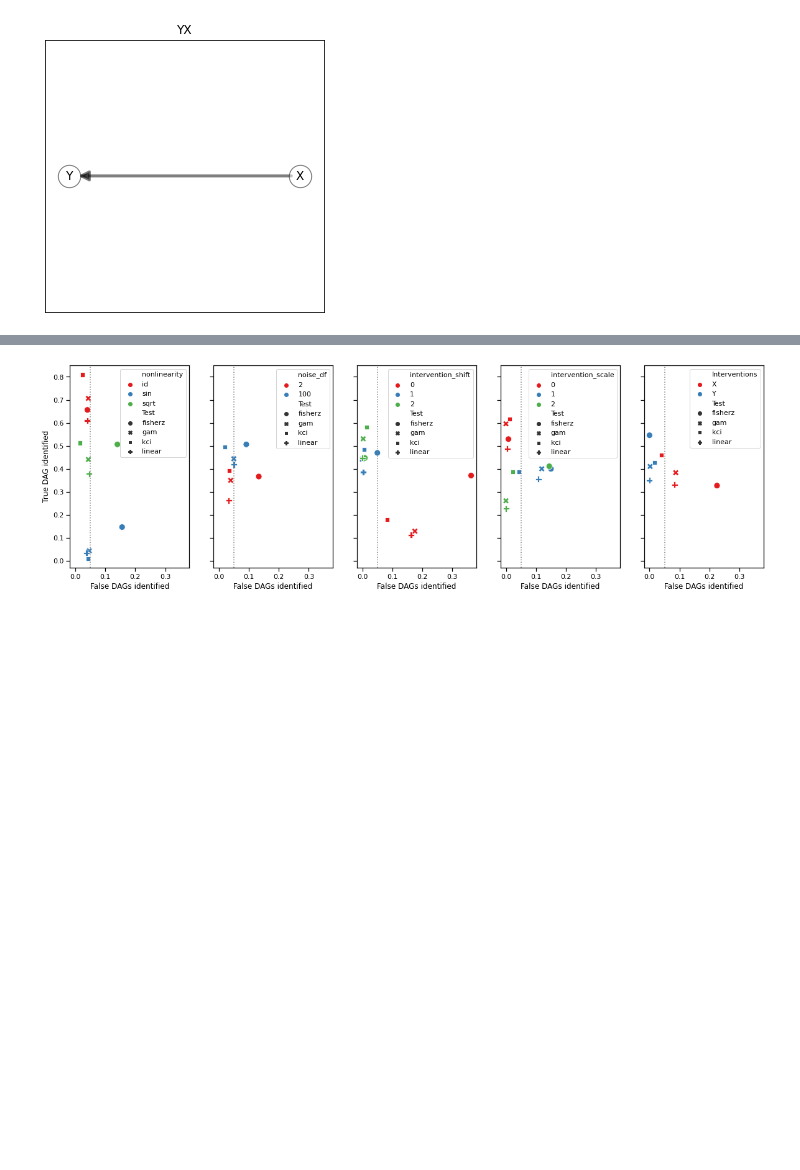
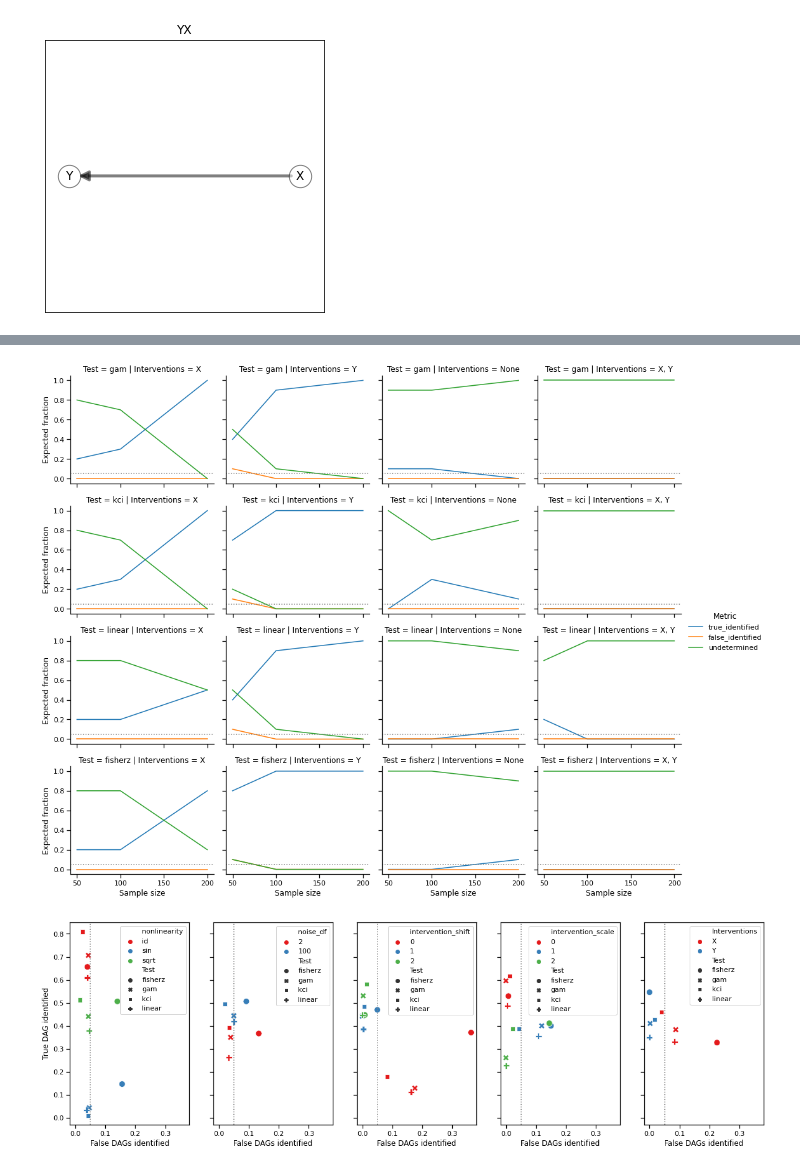
Before and after one commit to rflperry/sparse_shift, a Jupyter notebook: experiments/bivariate_dam/bivariate_icp_power.ipynb, the cells around one changed output, grey strips where cells are left out. Cells and saved outputs as stored; diff of their text form; code cells hidden in the pictures; blank space fills up the shorter version.

```diff
--- a/experiments/bivariate_dam/bivariate_icp_power.ipynb
+++ b/experiments/bivariate_dam/bivariate_icp_power.ipynb
@@ -119 +65,61 @@ plt.show()
+# %%
+df = pd.read_csv('./bivariate_icp_pvalues_sample_size.csv', delimiter=', ', engine='python')
+metrics_df = create_metrics_df(df, true_dag_key='YX')
+
+metrics_df['test'] = metrics_df['test'] + ' (' + metrics_df['test_kwargs'] + ')'
+
+plot_df = metrics_df.melt(
+    id_vars=['params_index', 'test', 'intervention_targets', 'n_samples'],
+    value_vars=['true_identified', 'false_identified', 'undetermined'],
+    var_name='metric',
+    value_name='expected_fraction',
+)
+
+plot_df.replace(
+    {
+        "invariant_residuals ({'method': 'gam','test': 'ks'})": 'gam',
+        "invariant_residuals ({'method': 'linear','test': 'ks'})": 'linear',
+        "kci ({})": "kci",
+        "fisherz ({})": 'fisherz',
+        "[None,0]": 'X',
+        "[None,1]": 'Y',
+        "[0,1]": 'X, Y',
+        "[None,None]": 'None',
+
+    }, inplace=True
+)
+
+plot_df.rename(
+    {
+        "test": "Test",
+        "n_samples": "Sample size",
+        "expected_fraction": "Expected fraction",
+        "intervention_targets": "Interventions",
+        "metric": "Metric",
+        "true_identified": "True DAG identified",
+        "false_identified": "False DAGs identified",
+        "undetermined": "Undetermined",
+    }, axis=1, inplace=True
+)
+
+
+g = sns.relplot(
+    data=plot_df,
+    x='Sample size',
+    y='Expected fraction',
+    col='Interventions',
+    row='Test',
+    hue='Metric',
+    kind='line',
+    height=3, aspect=1.2,
+    legend='full',
+    row_order=['gam', 'kci', 'linear', 'fisherz']
+)
+
+for ax in g.axes.flatten():
+    ax.axhline(0.05, ls=':', c='grey')
+
+plt.show()
+# %% [output]
+[figure, added]
 # %%
```
Also changed, not shown: parts of 4 cells of this notebook, 29 other files.
